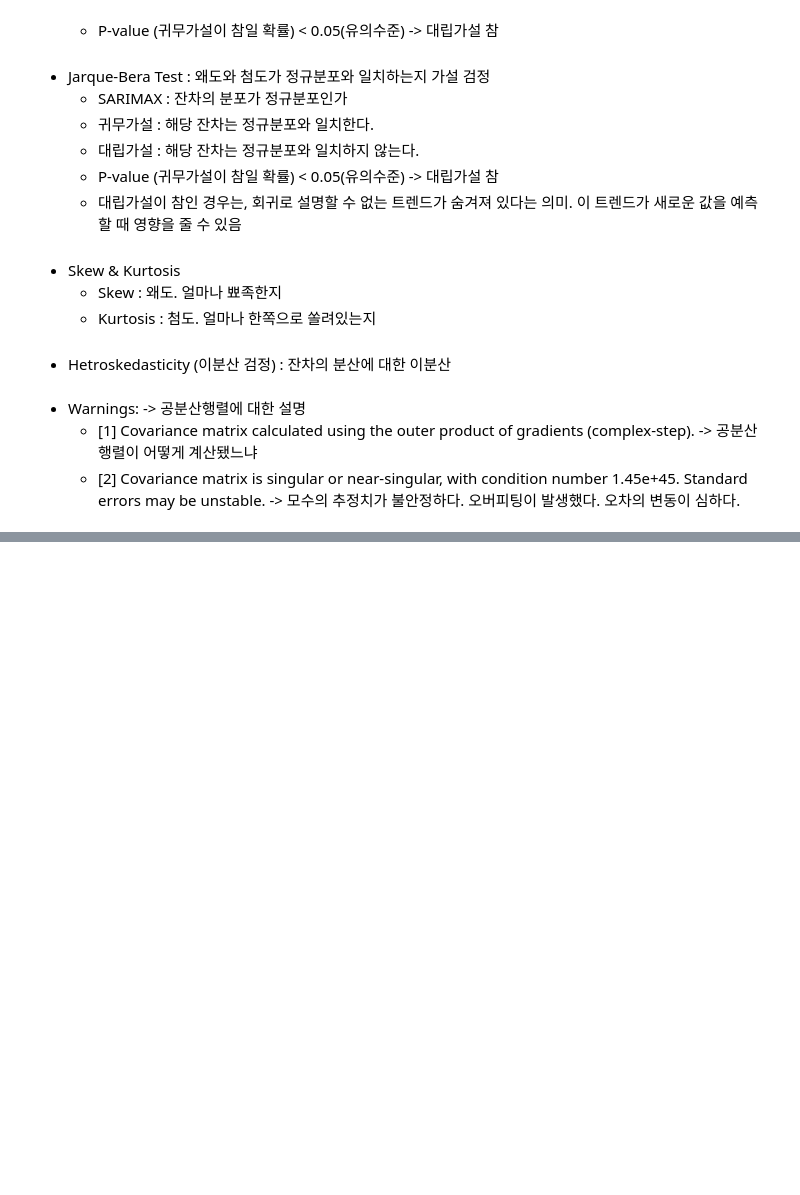
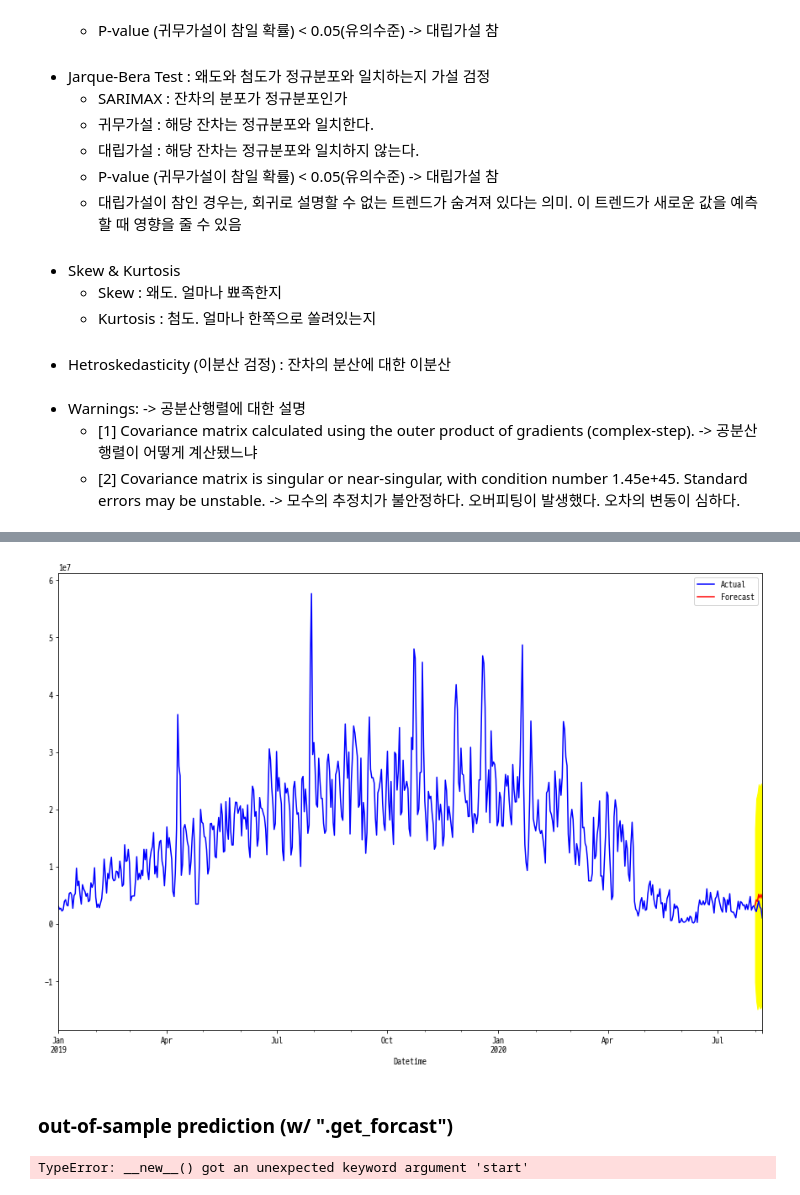
Before and after one commit to YouranWoo/ADP_study, a Jupyter notebook: Time_series_analysis/ARIMA_market_0523.ipynb, the cells around one changed output, grey strips where cells are left out. Cells and saved outputs as stored; diff of their text form; code cells hidden in the pictures; blank space fills up the shorter version.

Commit message:
add Prediction

```diff
--- a/Time_series_analysis/ARIMA_market_0523.ipynb
+++ b/Time_series_analysis/ARIMA_market_0523.ipynb
@@ -499,0 +365,12 @@ Warnings:
+# %%
+# prediction : 마지막 7일 예측
+# dynamic 파라미터는 in-sample 예측(학습한 데이터에 대한 예측)을 수행할 때, 예측값 대신 실제 값을 이용하겠다는 것을 의미
+
+pred = results.get_prediction(start=pd.to_datetime('2020-08-01'),
+end=pd.to_datetime('2020-08-07'),
+dynamic=True)
+# %%
+# 예측 결과 신뢰구간
+
+pred_ci = pred.conf_int()
+print(pred_ci)
@@ -499,0 +387,21 @@ Warnings:
+# %%
+# 실제값과 예측값의 차이 시각화
+
+y1.plot(figsize=(15,10), legend=True, label='Actual', color='blue')
+ax = pred.predicted_mean.plot(figsize=(15,10), legend=True, label='Forecast', color='red')
+ax.fill_between(pred_ci.index,pred_ci.iloc[:,0],pred_ci.iloc[:,1],color='yellow')
+
+plt.show()
+# %% [output]
+[figure, added]
+# %% [markdown]
+### out-of-sample prediction (w/ ".get_forcast")
+# %%
+# prediction : 이후 7일 예측
+# dynamic 파라미터는 out-of-sample에서는 의미 없음
+
+pred = results.get_prediction(start=pd.to_datetime('2020-08-08'),
+end=pd.to_datetime('2020-08-14'),
+dynamic=True)
+# %% [output]
+TypeError: __new__() got an unexpected keyword argument 'start'
```
Also changed, not shown: parts of 13 cells of this notebook.
